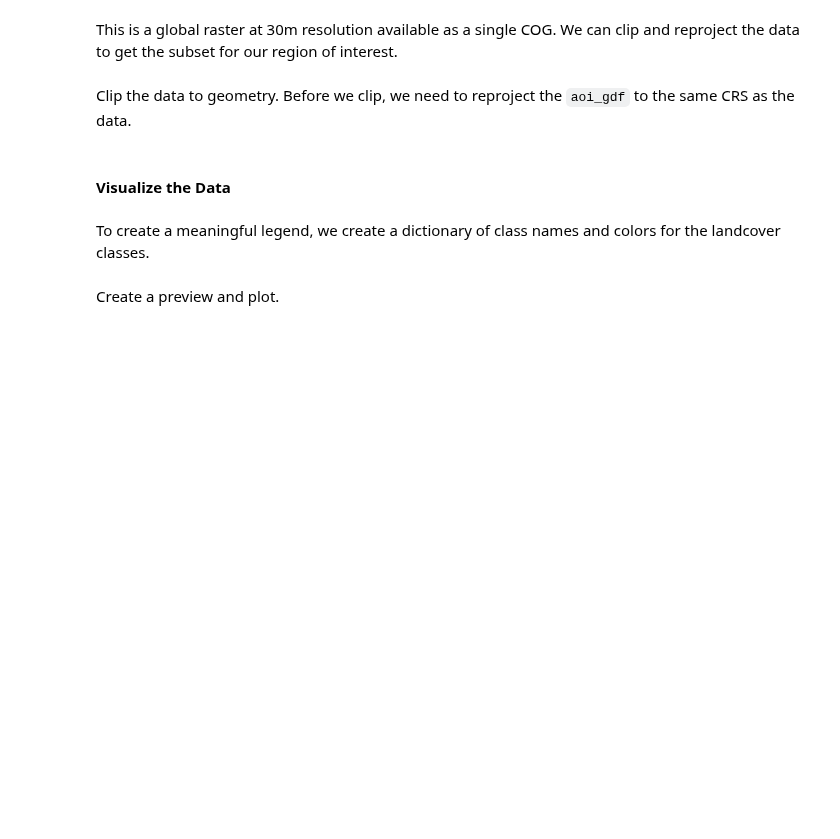
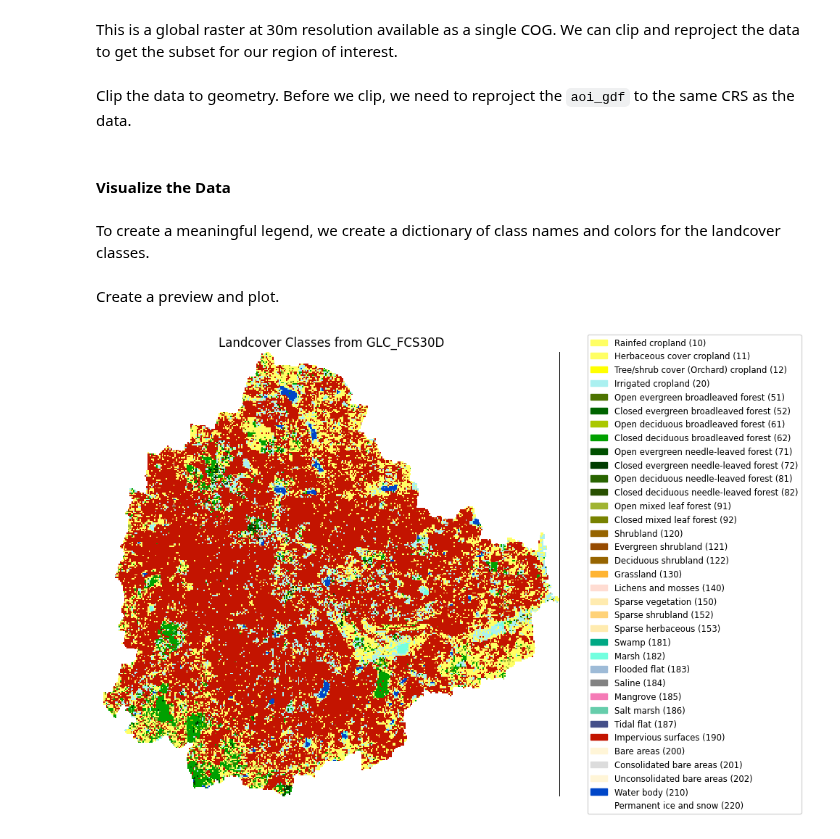
Before and after one commit to spatialthoughts/courses, a Jupyter notebook: code/python_remote_sensing/supplement/glc_fcs30d_landcover.ipynb, the cells around one changed output. Drawn from its saved outputs; the diff is of its cells as text; code cells hidden in the pictures; blank space fills up the shorter version.

```diff
--- a/code/python_remote_sensing/supplement/glc_fcs30d_landcover.ipynb
+++ b/code/python_remote_sensing/supplement/glc_fcs30d_landcover.ipynb
@@ -17,7 +17,7 @@ else:
     environment = 'local'
 
 # Set to True to use Google Drive for data storage in Colab
-use_google_drive = True
+use_google_drive = False
 
 # Google Drive is available only in 'colab' environment
 if environment == 'colab' and use_google_drive:
@@ -94,7 +95,9 @@ geometry
 # %% [markdown]
 #### Load GLC-FCS30 Data
 # %%
-data_url = 'https://s3.openlandmap.org/arco/lc_glc.fcs30d_c_30m_s_20210101_20211231_go_epsg.4326_v20231026.tif'
+data_url = (
+    'https://s3.openlandmap.org/arco/'
+    'lc_glc.fcs30d_c_30m_s_20210101_20211231_go_epsg.4326_v20231026.tif')
 glc_fcs_ds = rxr.open_rasterio(
     data_url,
     chunks={'x': 1024, 'y': 1024},  # Explicitly define chunk sizes
@@ -163,38 +166,48 @@ glc_fcs_class_dict = {
 # %% [markdown]
 Create a preview and plot.
 # %%
+import matplotlib.patches as mpatches
+
 # Create a preview
 glc_fcs_da_preview = glc_fcs_da_clipped.rio.reproject(
     glc_fcs_da_clipped.rio.crs, resolution=100
 )
 
-colors = ['#000000'] * 256
+colors_map = ['#000000'] * 256
 for key, value in glc_fcs_class_dict.items():
-    colors[key] = f'#{value["hex"]}'
-colors[0] = (0, 0, 0, 0)  # transparent for nodata
-glc_cmap = matplotlib.colors.ListedColormap(colors)
+    colors_map[key] = f'#{value["hex"]}'
+colors_map[0] = (0, 0, 0, 0)  # transparent for nodata
+glc_cmap = matplotlib.colors.ListedColormap(colors_map)
 normalizer = matplotlib.colors.Normalize(vmin=0, vmax=255)
 
-unique_classes = sorted(glc_fcs_class_dict.keys())
-boundaries = [(unique_classes[i + 1] + unique_classes[i]) / 2
-              for i in range(len(unique_classes) - 1)]
-boundaries = [0] + boundaries + [255]
-ticks = [(boundaries[i + 1] + boundaries[i]) / 2
-         for i in range(len(boundaries) - 1)]
-tick_labels = [f'{v["description"]} ({k})' for k, v in glc_fcs_class_dict.items()]
+fig, ax = plt.subplots(1, 1)
+fig.set_size_inches(10, 10) # Increased width to accommodate 2-column legend
 
-fig, ax = plt.subplots(1, 1)
-fig.set_size_inches(12, 14)
+glc_fcs_da_preview.plot(ax=ax, cmap=glc_cmap,
+                        norm=normalizer, add_colorbar=False)
 
-glc_fcs_da_preview.plot(ax=ax, cmap=glc_cmap, norm=normalizer)
+# # Create custom legend handles
+legend_handles = []
+for class_id in sorted(glc_fcs_class_dict.keys()): # Ensure consistent order
+    class_info = glc_fcs_class_dict[class_id]
+    hex_color = f'#{class_info["hex"]}'
+    description = class_info["description"]
+    handle = mpatches.Patch(color=hex_color, label=f'{description} ({class_id})')
+    legend_handles.append(handle)
 
-colorbar = fig.colorbar(
-    cm.ScalarMappable(norm=normalizer, cmap=glc_cmap),
-    boundaries=boundaries,
-    values=unique_classes,
-    cax=fig.axes[1].axes,
-)
-colorbar.set_ticks(ticks, labels=tick_labels)
+# Add the legend with 2 columns
+ax.legend(handles=legend_handles,
+          loc='center left',
+          bbox_to_anchor=(1.05, 0.5),
+          ncol=1,
+          fontsize='small',
+          )
 
 ax.set_axis_off()
+ax.set_aspect('equal')
 ax.set_title('Landcover Classes from GLC_FCS30D')
+
+fig.tight_layout() # Adjust layout to prevent labels from being cut off
+plt.show()
+# %% [output]
+[figure, added]
```
Also changed, not shown: parts of 1 cell of this notebook.
